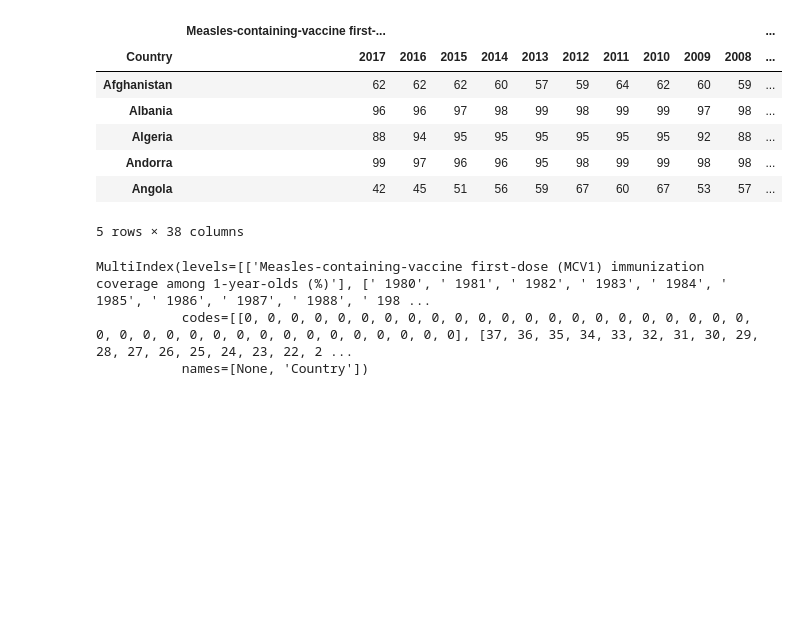
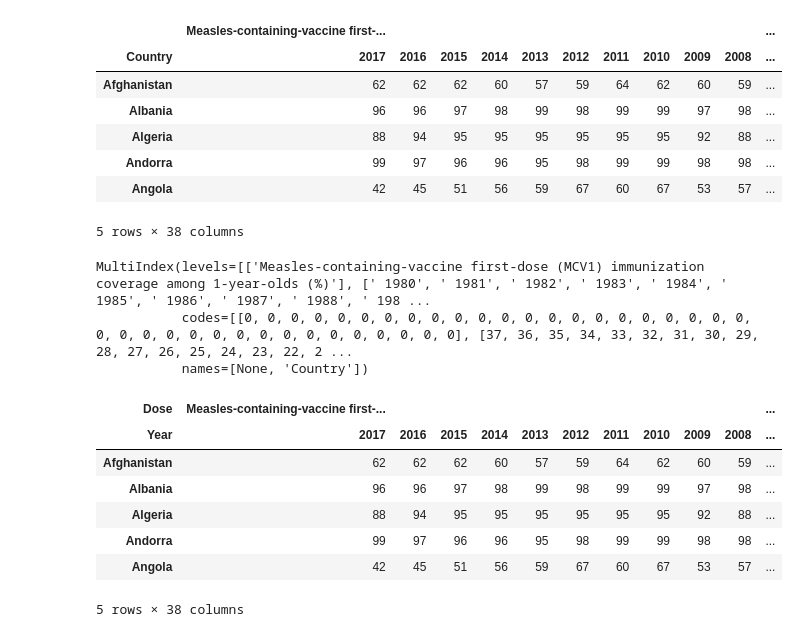
Before and after one commit to noatgnu/cds-python-graph, a Jupyter notebook: notebooks/main.ipynb, the cells around one changed output. Drawn from its saved outputs; the diff is of its cells as text; code cells hidden in the pictures; blank space fills up the shorter version.

```diff
--- a/notebooks/main.ipynb
+++ b/notebooks/main.ipynb
@@ -52,6 +52,18 @@ measles_1.columns
 MultiIndex(levels=[['Measles-containing-vaccine first-dose (MCV1) immunization coverage among 1-year-olds (%)'], [' 1980', ' 1981', ' 1982', ' 1983', ' 1984', ' 1985', ' 1986', ' 1987', ' 1988', ' 198 ...
            codes=[[0, 0, 0, 0, 0, 0, 0, 0, 0, 0, 0, 0, 0, 0, 0, 0, 0, 0, 0, 0, 0, 0, 0, 0, 0, 0, 0, 0, 0, 0, 0, 0, 0, 0, 0, 0, 0, 0], [37, 36, 35, 34, 33, 32, 31, 30, 29, 28, 27, 26, 25, 24, 23, 22, 2 ...
            names=[None, 'Country'])
+# %%
+measles_1.columns.names = ["Dose", "Year"]
+measles_1.head()
+# %% [output]
+| Dose | Measles-containing-vaccine first-... |  |  |  |  |  |  |  |  |  | ... |
+| Year | 2017 | 2016 | 2015 | 2014 | 2013 | 2012 | 2011 | 2010 | 2009 | 2008 | ... |
+| Afghanistan | 62 | 62 | 62 | 60 | 57 | 59 | 64 | 62 | 60 | 59 | ... |
+| Albania | 96 | 96 | 97 | 98 | 99 | 98 | 99 | 99 | 97 | 98 | ... |
+| Algeria | 88 | 94 | 95 | 95 | 95 | 95 | 95 | 95 | 92 | 88 | ... |
+| Andorra | 99 | 97 | 96 | 96 | 95 | 98 | 99 | 99 | 98 | 98 | ... |
+| Angola | 42 | 45 | 51 | 56 | 59 | 67 | 60 | 67 | 53 | 57 | ... |
+5 rows × 38 columns
 # %%
 measles_1.columns = measles_1.columns.set_levels(["M1"], level=0)
 measles_1.columns
```
Also changed, not shown: parts of 10 cells of this notebook, 1 other file.
